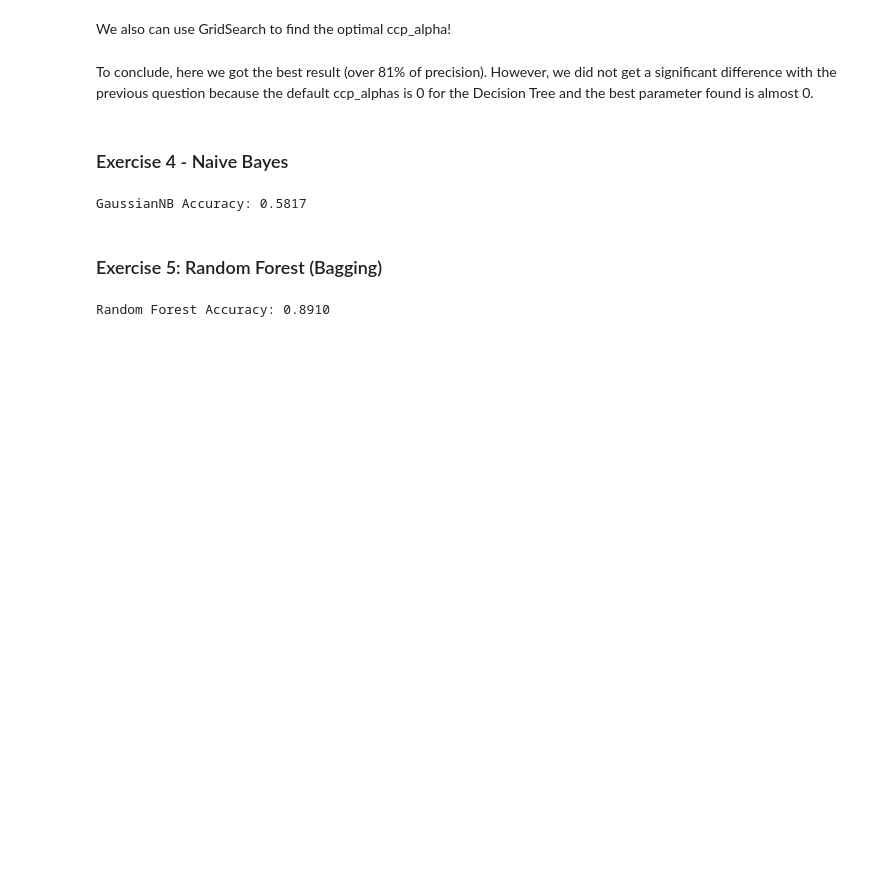
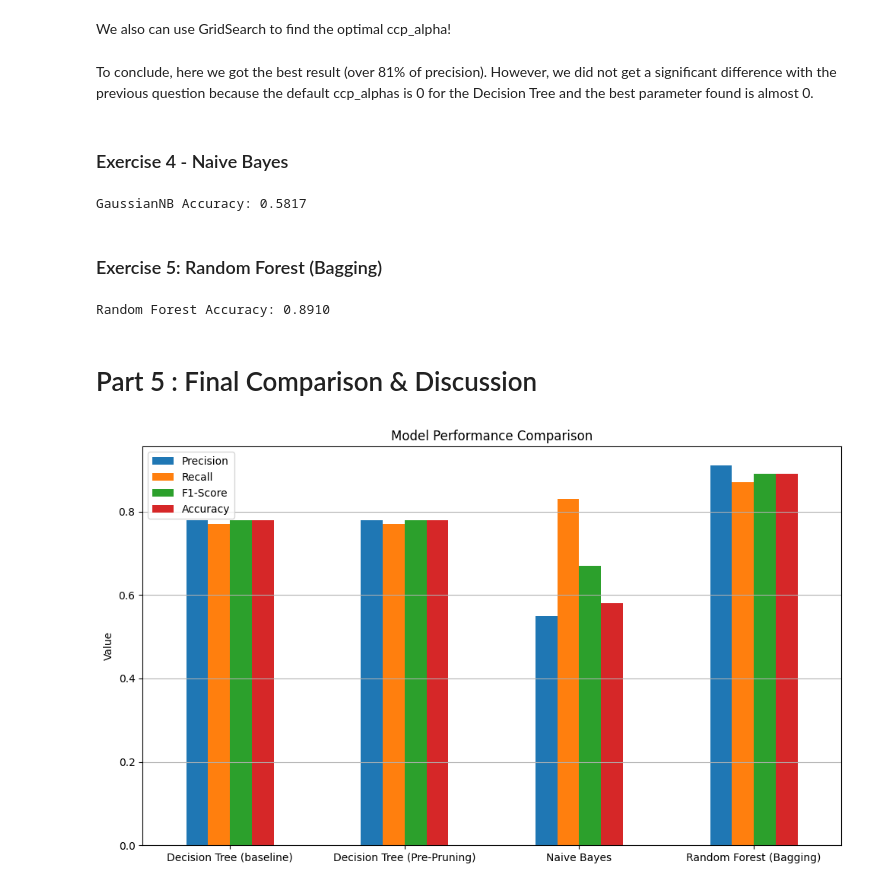
Before and after one commit to 0zzone/machine-learning-efrei-s8, a Jupyter notebook: lab1.ipynb, the cells around one changed output. Drawn from its saved outputs; the diff is of its cells as text; code cells hidden in the pictures; blank space fills up the shorter version.

Commit message:
part 5 started

```diff
--- a/lab1.ipynb
+++ b/lab1.ipynb
@@ -458,3 +458,13 @@ SMOTE creates samples data to the undersampling category. Therefore, we can face
 We could perform random oversampling. This would duplicate samples instead of creating new synthetic ones.
 # %% [markdown]
 ## Part 4 - Classification Models
+# %%
+import pandas as pd
+
+models = []
+
+metrics = []
+default_value = None
+df = pd.DataFrame(default_value, index=models, columns=metrics)
+
+df
@@ -577,6 +583,20 @@ import matplotlib.pyplot as plt
 
 clf = DecisionTreeClassifier(random_state=42, max_depth=20, min_samples_split=5) # We add the optimal parameters from the grid search
 clf.fit(X_train, y_train)
+
+clf.predict(X_test)
+
+precision = precision_score(y_test, y_pred)
+recall = recall_score(y_test, y_pred)
+f1 = f1_score(y_test, y_pred)
+accuracy = accuracy_score(y_test, y_pred)
+
+# Save the results in the DataFrame
+df.loc["Decision Tree (Pre-Pruning)", "Precision"] = round(precision, 2)
+df.loc["Decision Tree (Pre-Pruning)", "Recall"] = round(recall, 2)
+df.loc["Decision Tree (Pre-Pruning)", "F1-Score"] = round(f1, 2)
+df.loc["Decision Tree (Pre-Pruning)", "Accuracy"] = round(accuracy, 2)
+
 
 path = clf.cost_complexity_pruning_path(X_train, y_train)
 ccp_alphas, impurities = path.ccp_alphas, path.impurities
@@ -621,6 +641,12 @@ y_nb = final_df['c'].astype(int)
 
 # Our dataframe is normalized and standarized. Therefore, we will use Gaussian Naive Bayes for continuous features (and not Multimodal NB).
 y_pred_gnb = GaussianNB().fit(X_nb, y_nb).predict(X_nb)
+
+df.loc["Naive Bayes", "Precision"] = round(precision_score(y_nb, y_pred_gnb), 2)
+df.loc["Naive Bayes", "Recall"] = round(recall_score(y_nb, y_pred_gnb), 2)
+df.loc["Naive Bayes", "F1-Score"] = round(f1_score(y_nb, y_pred_gnb), 2)
+df.loc["Naive Bayes", "Accuracy"] = round(accuracy_score(y_nb, y_pred_gnb), 2)
+
 print(f"GaussianNB Accuracy: {accuracy_score(y_nb, y_pred_gnb):.4f}")
 # %% [output]
 GaussianNB Accuracy: 0.5817
@@ -634,6 +660,24 @@ rf = RandomForestClassifier(n_estimators=100, random_state=42)
 rf.fit(X_train, y_train)
 
 y_pred_rf = rf.predict(X_test)
+
+df.loc["Random Forest (Bagging)", "Precision"] = round(precision_score(y_test, y_pred_rf), 2)
+df.loc["Random Forest (Bagging)", "Recall"] = round(recall_score(y_test, y_pred_rf), 2)
+df.loc["Random Forest (Bagging)", "F1-Score"] = round(f1_score(y_test, y_pred_rf), 2)
+df.loc["Random Forest (Bagging)", "Accuracy"] = round(accuracy_score(y_test, y_pred_rf), 2)
+
 print(f"Random Forest Accuracy: {accuracy_score(y_test, y_pred_rf):.4f}")
 # %% [output]
 Random Forest Accuracy: 0.8910
+# %% [markdown]
+# Part 5 : Final Comparison & Discussion
+# %%
+df.plot(kind='bar', figsize=(10, 6))
+plt.title('Model Performance Comparison')
+plt.ylabel('Value')
+plt.xticks(rotation=0)
+plt.grid(axis='y')
+plt.tight_layout()
+plt.show()
+# %% [output]
+[figure, added]
```
Also changed, not shown: parts of 3 cells of this notebook.
